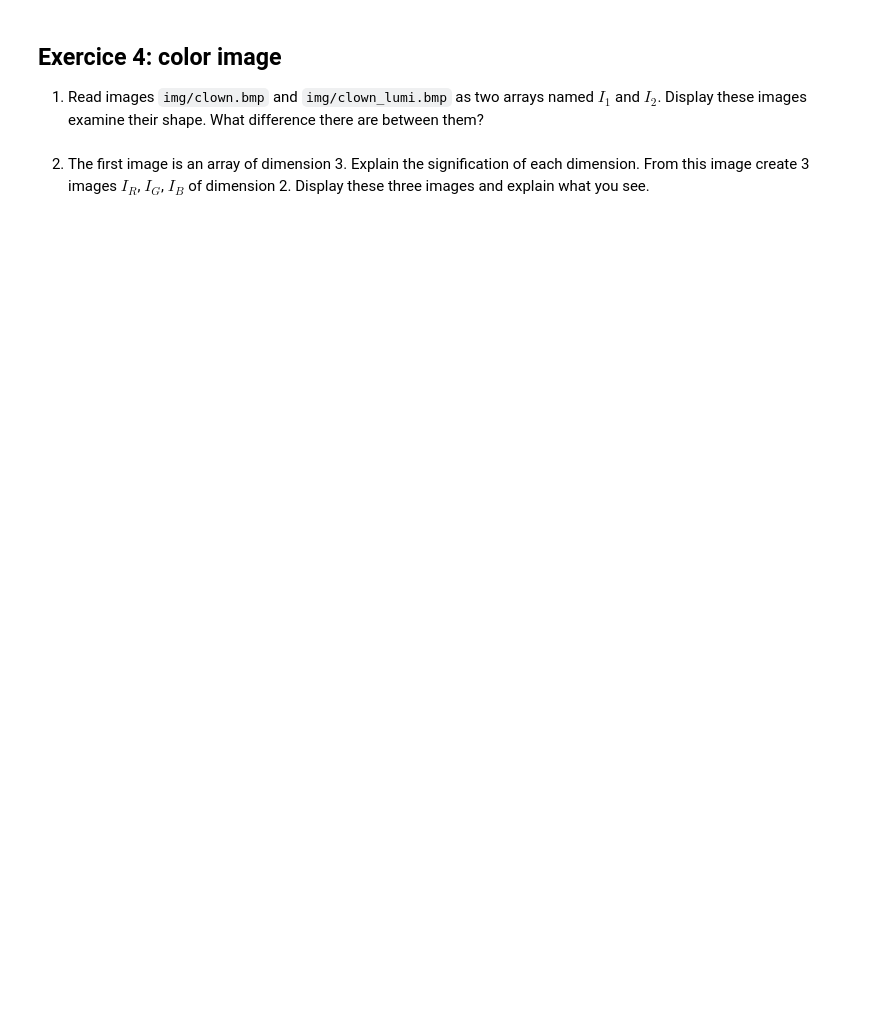
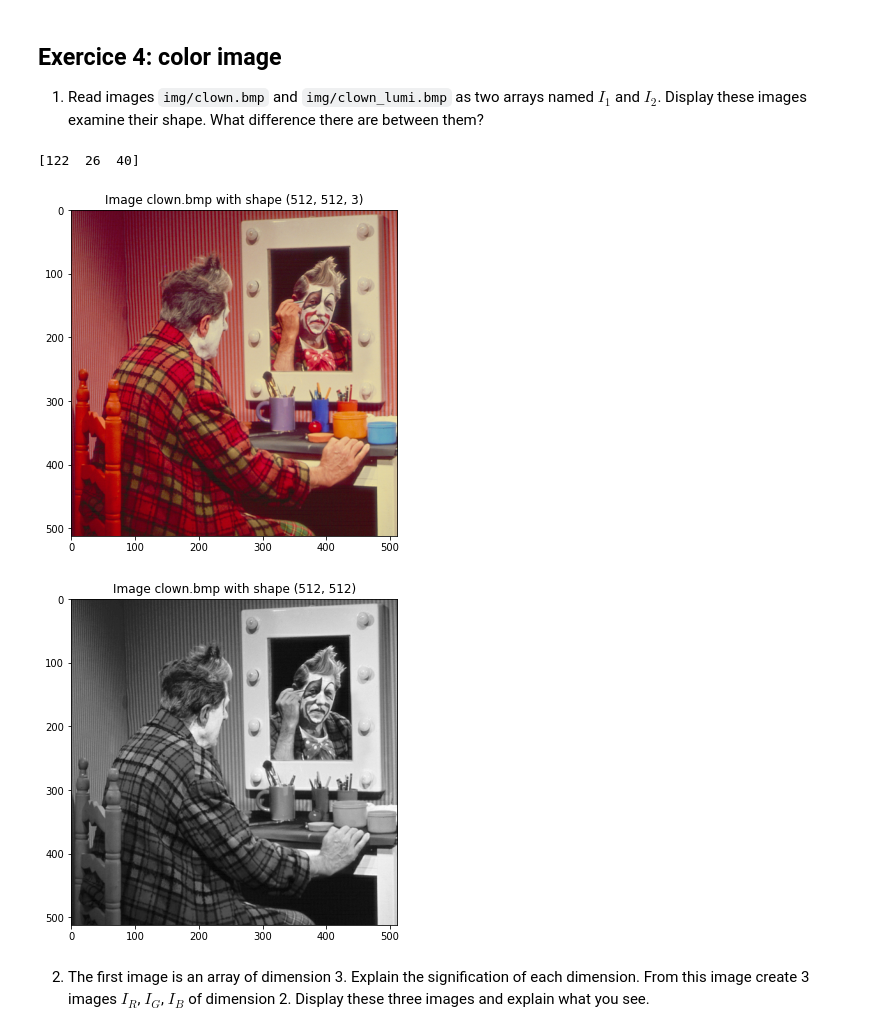
Before and after one commit to LUKALAVAL/BIMA, a Jupyter notebook: TME4/TME4.ipynb, the cells around one changed output. Cells and saved outputs as stored; diff of their text form; code cells hidden in the pictures; blank space fills up the shorter version.

```diff
--- a/TME4/TME4.ipynb
+++ b/TME4/TME4.ipynb
@@ -190,5 +215,16 @@ def antiAliasingFilter(n,m):
 # %% [markdown]
 ## Exercice 4: color image
 1. Read images `img/clown.bmp` and `img/clown_lumi.bmp` as two arrays named $I_1$ and $I_2$. Display these images examine their shape. What difference there are between them?
+# %%
+I1 = np.array(Image.open('img/clown.bmp'))
+I2 = np.array(Image.open('img/clown_lumi.bmp'))
+
+# Image I1 a une dimension en plus
+imshow(I1, 'Image clown.bmp with shape ' + str(I1.shape))
+imshow(I2, 'Image clown.bmp with shape ' + str(I2.shape))
+# %% [output]
+[122  26  40]
+[figure, added]
+[figure, added]
 # %% [markdown]
 2. The first image is an array of dimension 3. Explain the signification of each dimension. From this image create 3 images $I_R$, $I_G$, $I_B$ of dimension 2. Display these three images and explain what you see.
```
Also changed, not shown: parts of 7 cells of this notebook.
